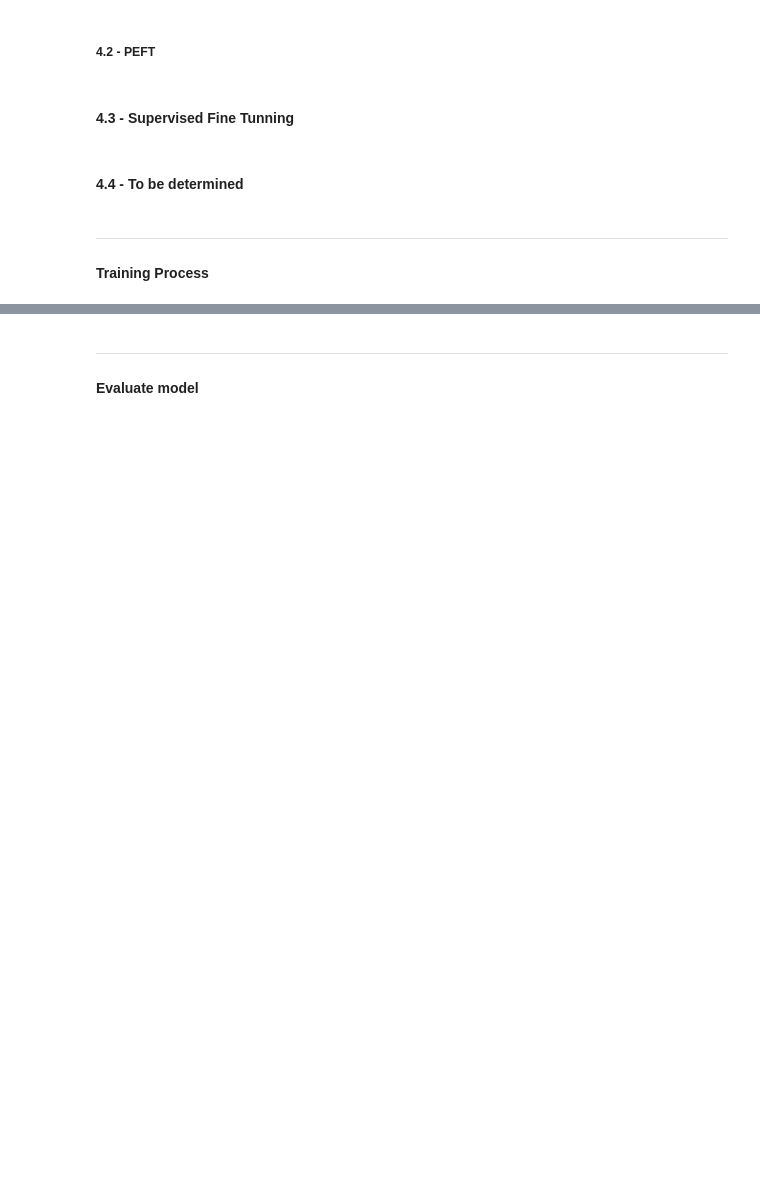
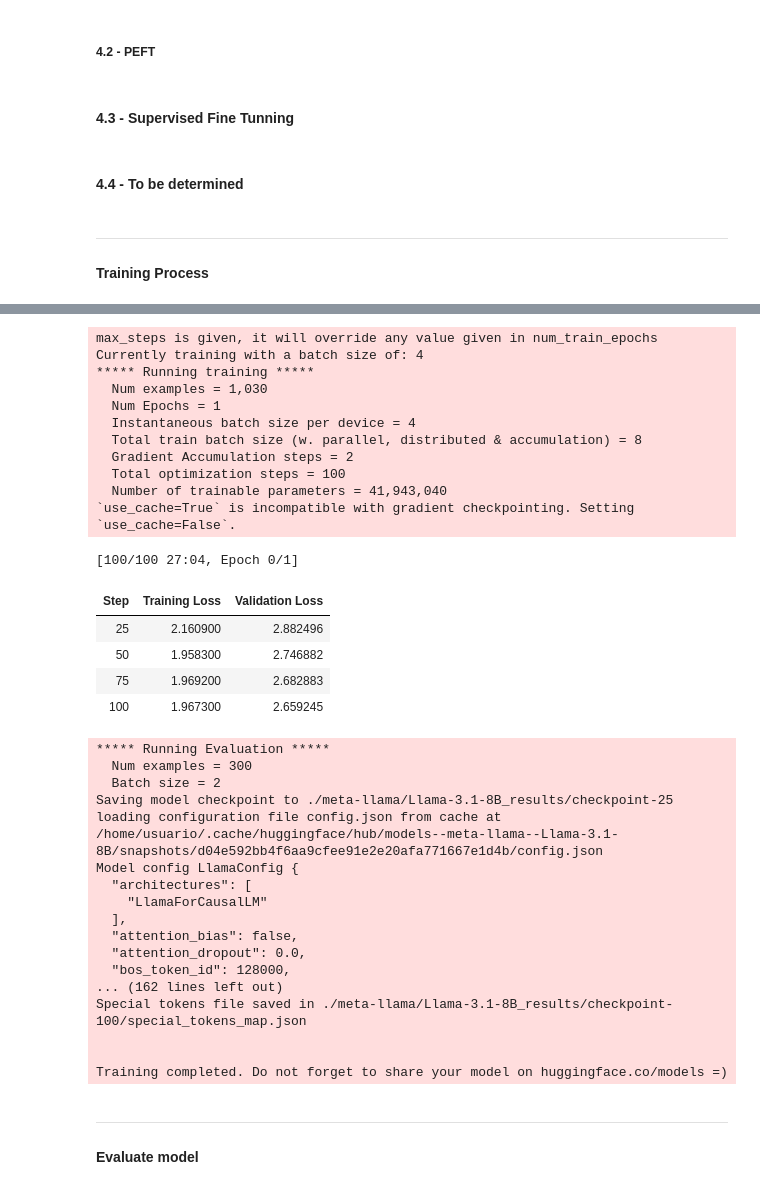
Before and after one commit to HenryECA/NLPII_Proyect, a Jupyter notebook: src/main.ipynb, the cells around one changed output, grey strips where cells are left out. Cells and saved outputs as stored; diff of their text form; code cells hidden in the pictures; blank space fills up the shorter version.

Commit message:
changes in train and main to ensure well functioning

```diff
--- a/src/main.ipynb
+++ b/src/main.ipynb
@@ -37,5 +43,6 @@ ImportError: cannot import name 'TOKEN' from 'keys_file' (/home/usuario/FinalPro
 ---
 #### Data adquisition and processing
 # %%
-DATASET = "READ_DATA"       # If "READ_DATA" searches for folder data and uploads all data there
+# DATASET = load_dataset("GAIR/lima", data_dir = "./data")
+DATASET = get_dataset("FOLDER_DATA")
 DEVICE = "cuda" if torch.cuda.is_available() else "cpu"
@@ -190,7 +248,7 @@ train(
     tokenizer=tokenizer,
     training_arguments=training_arguments,
 
-    dataset=DATASET,
+    tokenized_dataset=DATASET,
     device=DEVICE,
     output_dir=OUTPUT_DIR,
 
@@ -200,3 +258,4 @@ train(
 )
 
 # Make sure the model is retrieved or saved after training!!!!!!
+# %% [output]
@@ -203,3 +264,37 @@ train(
+max_steps is given, it will override any value given in num_train_epochs
+Currently training with a batch size of: 4
+***** Running training *****
+  Num examples = 1,030
+  Num Epochs = 1
+  Instantaneous batch size per device = 4
+  Total train batch size (w. parallel, distributed & accumulation) = 8
+  Gradient Accumulation steps = 2
+  Total optimization steps = 100
+  Number of trainable parameters = 41,943,040
+`use_cache=True` is incompatible with gradient checkpointing. Setting `use_cache=False`.
+[100/100 27:04, Epoch 0/1]
+| Step | Training Loss | Validation Loss |
+| 25 | 2.160900 | 2.882496 |
+| 50 | 1.958300 | 2.746882 |
+| 75 | 1.969200 | 2.682883 |
+| 100 | 1.967300 | 2.659245 |
+***** Running Evaluation *****
+  Num examples = 300
+  Batch size = 2
+Saving model checkpoint to ./meta-llama/Llama-3.1-8B_results/checkpoint-25
+loading configuration file config.json from cache at /home/usuario/.cache/huggingface/hub/models--meta-llama--Llama-3.1-8B/snapshots/d04e592bb4f6aa9cfee91e2e20afa771667e1d4b/config.json
+Model config LlamaConfig {
+  "architectures": [
+    "LlamaForCausalLM"
+  ],
+  "attention_bias": false,
+  "attention_dropout": 0.0,
+  "bos_token_id": 128000,
+... (162 lines left out)
+Special tokens file saved in ./meta-llama/Llama-3.1-8B_results/checkpoint-100/special_tokens_map.json
+
+
+Training completed. Do not forget to share your model on huggingface.co/models =)
 # %% [markdown]
 ---
 #### Evaluate model
```
Also changed, not shown: parts of 9 cells of this notebook, 2 other files.
